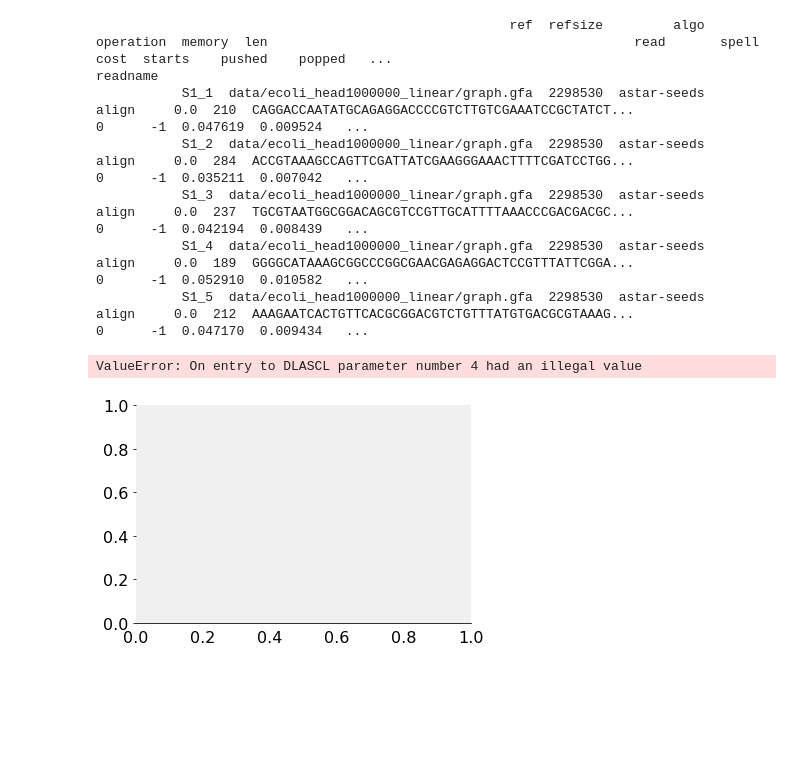
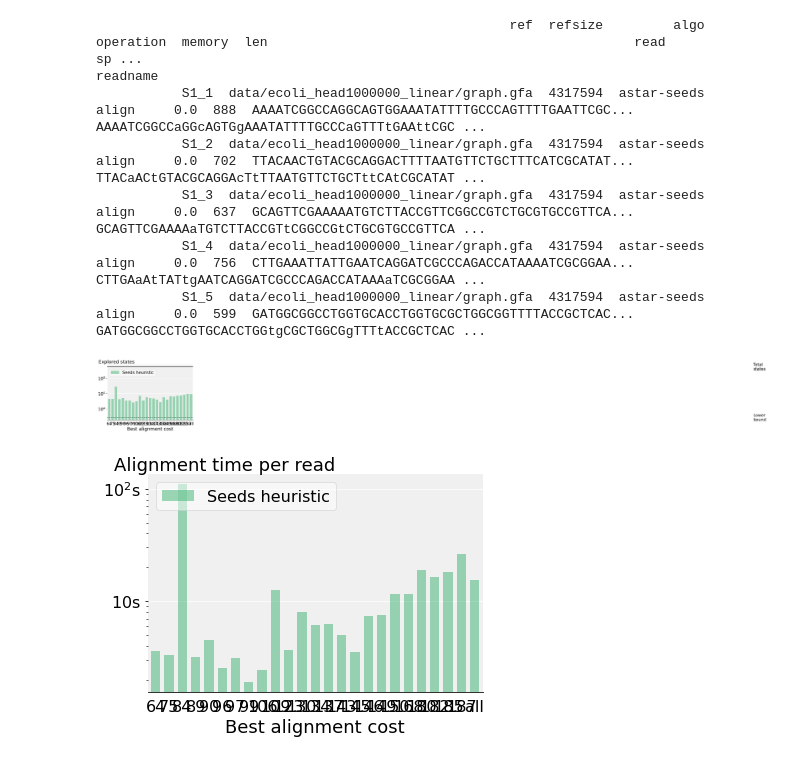
Before and after one commit to eth-sri/astarix, a Jupyter notebook: evals/astar_vs_dijkstra.ipynb, the cells around one changed output. Drawn from its saved outputs; the diff is of its cells as text; code cells hidden in the pictures; blank space fills up the shorter version.

```diff
--- a/evals/astar_vs_dijkstra.ipynb
+++ b/evals/astar_vs_dijkstra.ipynb
@@ -207,23 +209,23 @@ def draw_one(df, x, y, hline, prefix, is_log=True):
     plt.savefig(plots_dir/(prefix+'_'+x+'-'+y+'.png'), bbox_inches='tight')
 # %%
 #def run(experiment_name, tsv_file, plots_dir):
-experiment_name = 'ecoli_clr300'
+experiment_name = 'ecoli_clr_1000_2errors_nointervals'
 plots_dir = Path('plots')
-df = read_astarix_performance('results/ecoli_clr_300_1errors.tsv')
+df = read_astarix_performance('results/' + experiment_name + '.tsv')
 print(df.head())
 #df = df.append(read_astarix_performance('tmp/ecoli_head1000000_linear_long_clr/astar-default/alignments.tsv'), ignore_index=True)
 draw_one(df, y='explored_states', x='cost', hline=True, prefix=experiment_name)
 draw_one(df, y='t(map)', x='cost', hline=False, prefix=experiment_name)
 # %% [output]
-                                                     ref  refsize         algo operation  memory  len                                               read       spell  cost  starts    pushed    popped   ...
+                                                     ref  refsize         algo operation  memory  len                                               read                                              sp ...
 readname
-           S1_1  data/ecoli_head1000000_linear/graph.gfa  2298530  astar-seeds     align     0.0  210  CAGGACCAATATGCAGAGGACCCCGTCTTGTCGAAATCCGCTATCT...                 0      -1  0.047619  0.009524   ...
-           S1_2  data/ecoli_head1000000_linear/graph.gfa  2298530  astar-seeds     align     0.0  284  ACCGTAAAGCCAGTTCGATTATCGAAGGGAAACTTTTCGATCCTGG...                 0      -1  0.035211  0.007042   ...
-           S1_3  data/ecoli_head1000000_linear/graph.gfa  2298530  astar-seeds     align     0.0  237  TGCGTAATGGCGGACAGCGTCCGTTGCATTTTAAACCCGACGACGC...                 0      -1  0.042194  0.008439   ...
-           S1_4  data/ecoli_head1000000_linear/graph.gfa  2298530  astar-seeds     align     0.0  189  GGGGCATAAAGCGGCCCGGCGAACGAGAGGACTCCGTTTATTCGGA...                 0      -1  0.052910  0.010582   ...
-           S1_5  data/ecoli_head1000000_linear/graph.gfa  2298530  astar-seeds     align     0.0  212  AAAGAATCACTGTTCACGCGGACGTCTGTTTATGTGACGCGTAAAG...                 0      -1  0.047170  0.009434   ...
+           S1_1  data/ecoli_head1000000_linear/graph.gfa  4317594  astar-seeds     align     0.0  888  AAAATCGGCCAGGCAGTGGAAATATTTTGCCCAGTTTTGAATTCGC...  AAAATCGGCCaGGcAGTGgAAATATTTTGCCCaGTTTtGAAttCGC ...
+           S1_2  data/ecoli_head1000000_linear/graph.gfa  4317594  astar-seeds     align     0.0  702  TTACAACTGTACGCAGGACTTTTAATGTTCTGCTTTCATCGCATAT...  TTACaACtGTACGCAGGAcTtTTAATGTTCTGCTttCAtCGCATAT ...
+           S1_3  data/ecoli_head1000000_linear/graph.gfa  4317594  astar-seeds     align     0.0  637  GCAGTTCGAAAAATGTCTTACCGTTCGGCCGTCTGCGTGCCGTTCA...  GCAGTTCGAAAAaTGTCTTACCGTtCGGCCGtCTGCGTGCCGTTCA ...
+           S1_4  data/ecoli_head1000000_linear/graph.gfa  4317594  astar-seeds     align     0.0  756  CTTGAAATTATTGAATCAGGATCGCCCAGACCATAAAATCGCGGAA...  CTTGAaAtTATtgAATCAGGATCGCCCAGACCATAAAaTCGCGGAA ...
+           S1_5  data/ecoli_head1000000_linear/graph.gfa  4317594  astar-seeds     align     0.0  599  GATGGCGGCCTGGTGCACCTGGTGCGCTGGCGGTTTTACCGCTCAC...  GATGGCGGCCTGGTGCACCTGGtgCGCTGGCGgTTTtACCGCTCAC ...
-ValueError: On entry to DLASCL parameter number 4 had an illegal value
-[figure, old version]
+[figure, new version]
+[figure, added]
 # %%
 experiment_name = 'ecoli_ccs300'
 plots_dir = Path('plots')
```
Also changed, not shown: parts of 4 cells of this notebook, 2 other files.
